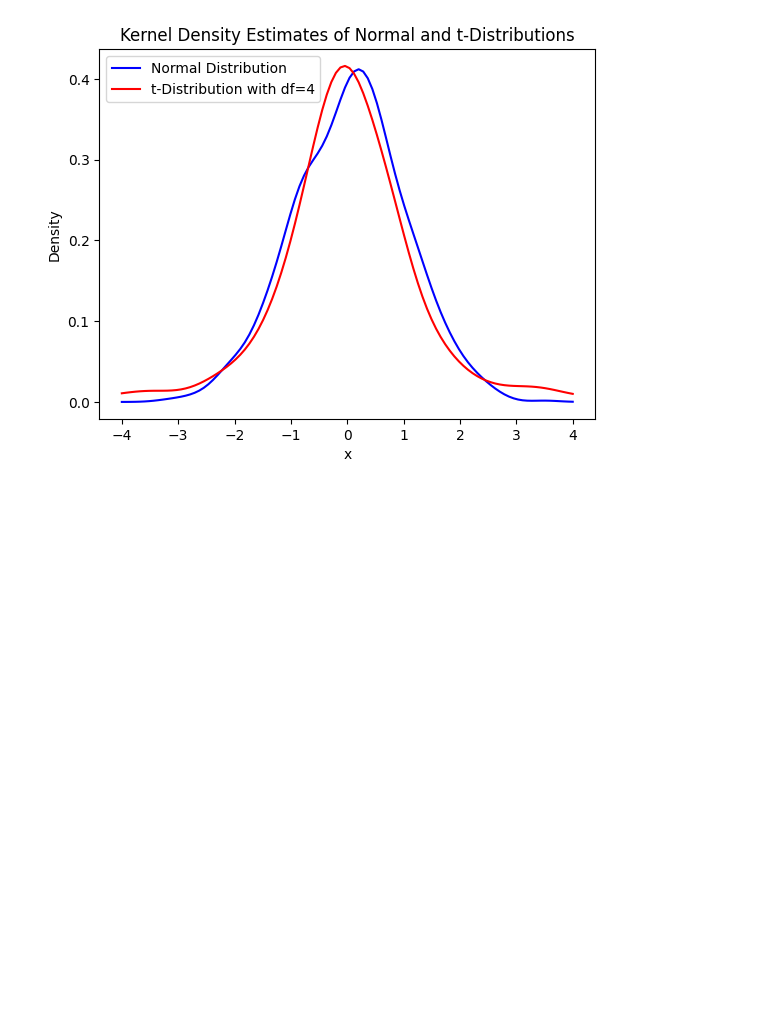
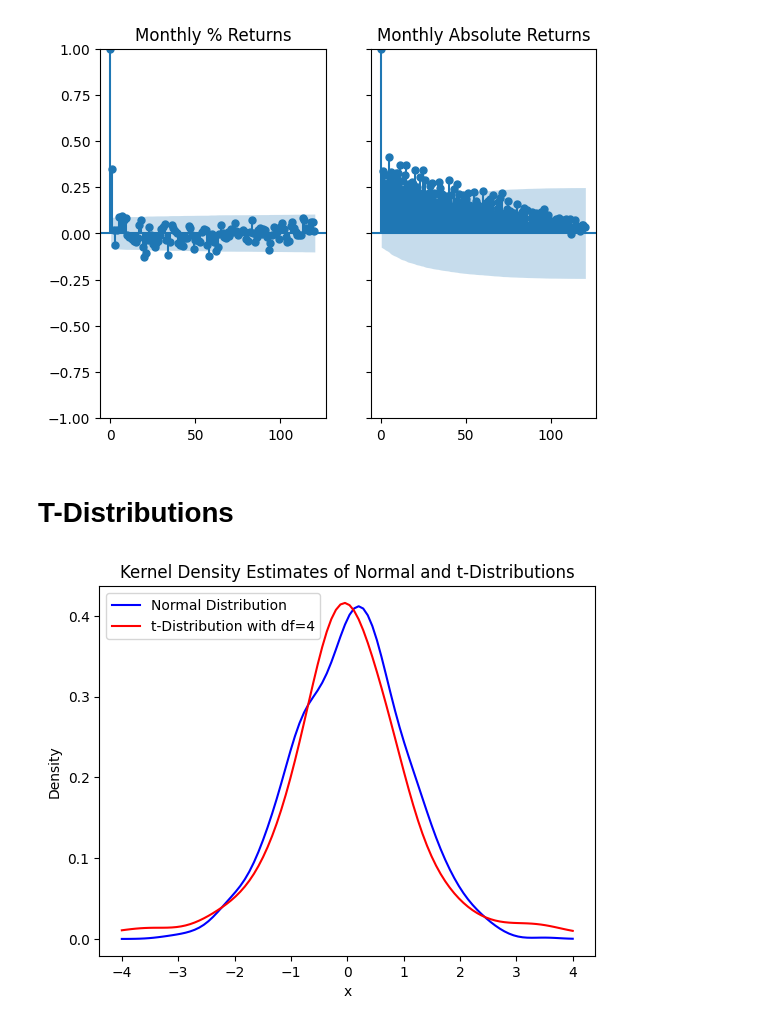
Before and after one commit to mattwalmsley/financial-modelling, a Jupyter notebook: quant-library/python/notebooks/time-series-statistics.ipynb, the cells around one changed output. Cells and saved outputs as stored; diff of their text form; code cells hidden in the pictures; blank space fills up the shorter version.

Commit message:
Add stylized facts of asset prices and returns.

```diff
--- a/quant-library/python/notebooks/t-distribution.ipynb
+++ b/quant-library/python/notebooks/time-series-statistics.ipynb
@@ -5,0 +23,4 @@ from scipy.stats import norm, t
+# %%
+df['Monthly Return (%)'] = df.Price.pct_change()
+df['Monthly Return ABS'] = abs(df.Price.pct_change() * df.Price)
+df
@@ -5,0 +42,7 @@ from scipy.stats import norm, t
+# %%
+fig, ax = plt.subplots(1,2, sharey=True)
+plot_acf(df['Monthly Return (%)'].dropna(), lags=120, ax=ax[0], title="Monthly % Returns")
+plot_acf(df['Monthly Return ABS'].dropna(), lags=120, ax=ax[1], title="Monthly Absolute Returns")
+plt.show()
+# %% [output]
+[figure, added]
@@ -6,3 +51,5 @@ from scipy.stats import norm, t
+# %% [markdown]
+# T-Distributions
 # %%
 # set the means and standard deviations for the normal and t-distributions
 mu_norm = 0
```
Also changed, not shown: parts of 5 cells of this notebook, 1 other file.
